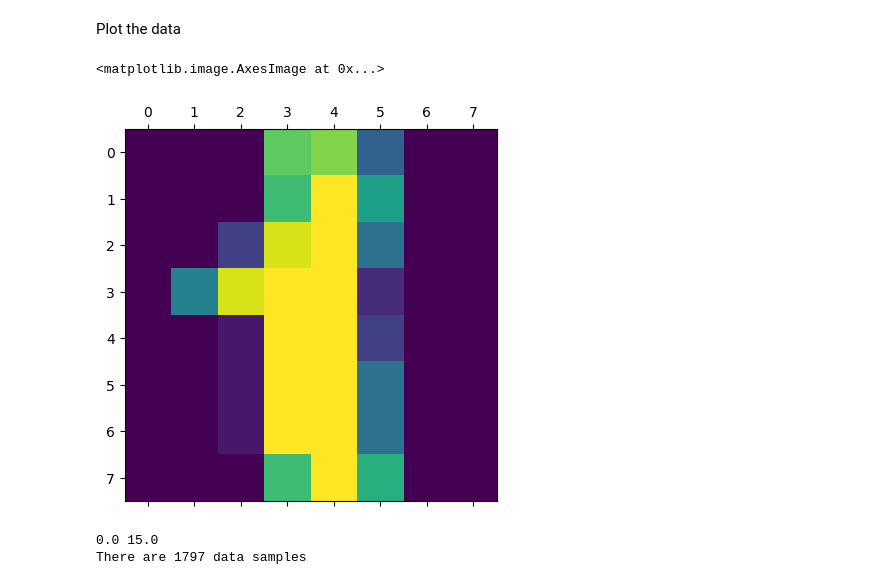
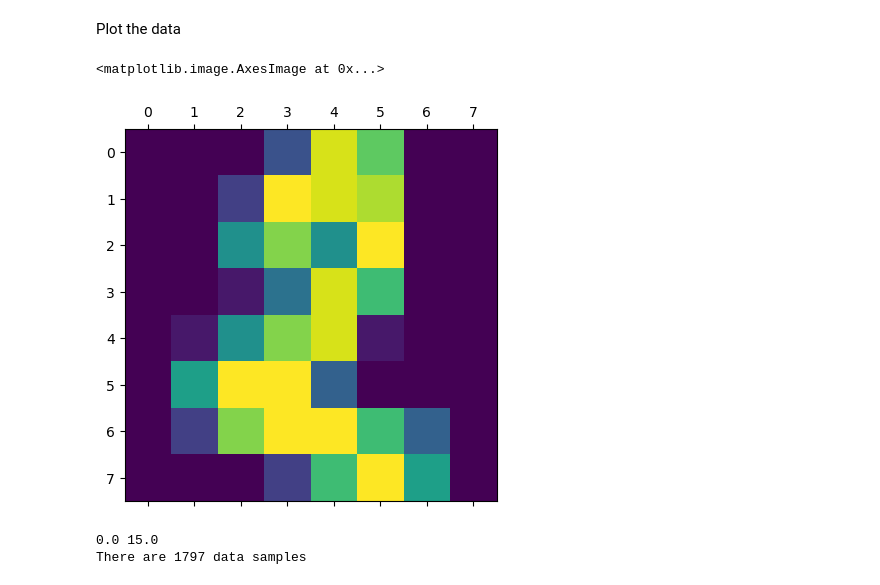
Before and after one commit to geo-smart/mlgeo, a Jupyter notebook: book/Chapter3-MachineLearning/3.8_robust_training.ipynb, the cells around one changed output. Drawn from its saved outputs; the diff is of its cells as text; code cells hidden in the pictures.

```diff
--- a/book/Chapter3-MachineLearning/3.8_robust_training.ipynb
+++ b/book/Chapter3-MachineLearning/3.8_robust_training.ipynb
@@ -323,10 +323,10 @@ print(type(data[0][:]),type(y[0]))
 # %% [markdown]
 Plot the data
 # %%
-plt.matshow(digits["images"][1])
+plt.matshow(digits["images"][2])
 # %% [output]
 <matplotlib.image.AxesImage at 0x...>
-[figure, old version]
+[figure, new version]
 # %%
 print(min(data[0]),max(data[0]))
 from sklearn.preprocessing import MinMaxScaler
```
Also changed, not shown: parts of 4 cells of this notebook, 23 other files.
